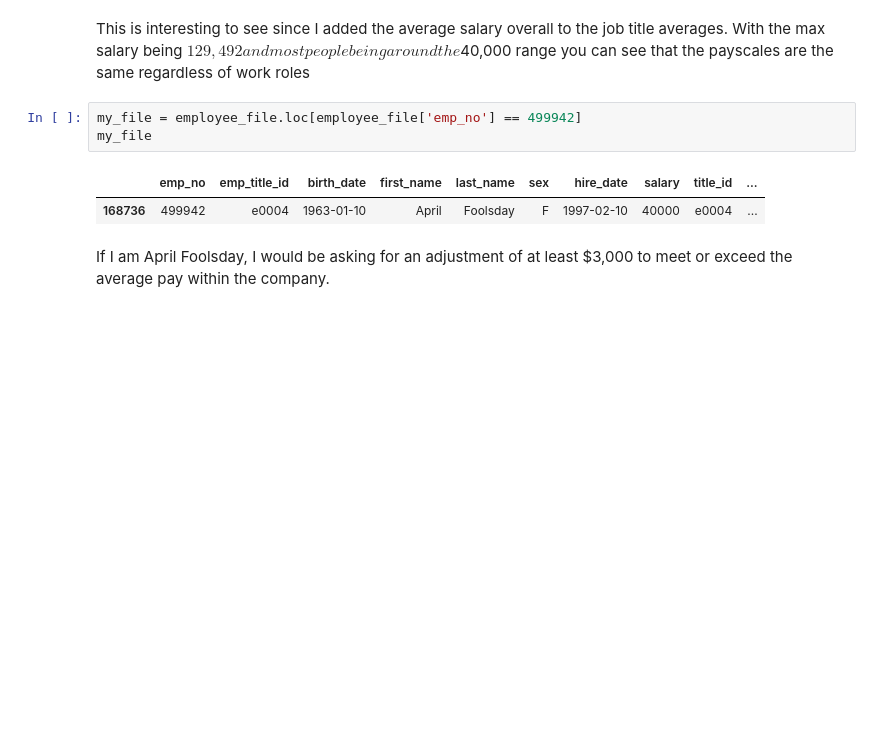
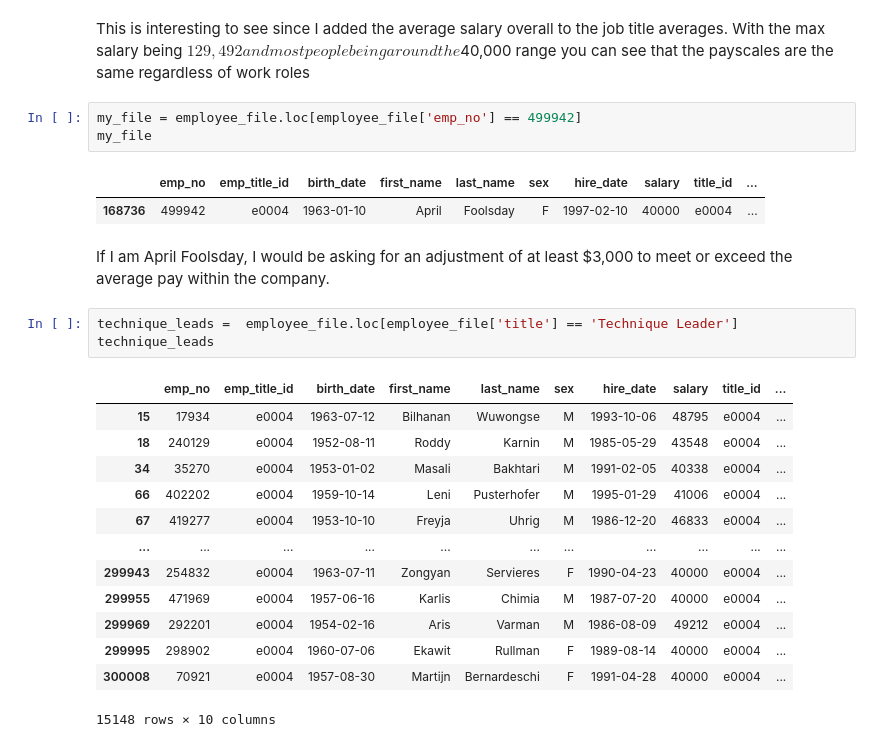
Before and after one commit to mandie021/sql-challenge, a Jupyter notebook: EmployeeNotebook.ipynb, the cells around one changed output. Saved outputs shown, nothing was run; the diff lists cells and outputs as text; blank space fills up the shorter version.

```diff
--- a/EmployeeNotebook.ipynb
+++ b/EmployeeNotebook.ipynb
@@ -199,3 +200,20 @@ my_file
 | 168736 | 499942 | e0004 | 1963-01-10 | April | Foolsday | F | 1997-02-10 | 40000 | e0004 | ... |
 # %% [markdown]
 If I am April Foolsday, I would be asking for an adjustment of at least $3,000 to meet or exceed the average pay within the company.
+# %%
+technique_leads =  employee_file.loc[employee_file['title'] == 'Technique Leader']
+technique_leads
+# %% [output]
+|  | emp_no | emp_title_id | birth_date | first_name | last_name | sex | hire_date | salary | title_id | ... |
+| 15 | 17934 | e0004 | 1963-07-12 | Bilhanan | Wuwongse | M | 1993-10-06 | 48795 | e0004 | ... |
+| 18 | 240129 | e0004 | 1952-08-11 | Roddy | Karnin | M | 1985-05-29 | 43548 | e0004 | ... |
+| 34 | 35270 | e0004 | 1953-01-02 | Masali | Bakhtari | M | 1991-02-05 | 40338 | e0004 | ... |
+| 66 | 402202 | e0004 | 1959-10-14 | Leni | Pusterhofer | M | 1995-01-29 | 41006 | e0004 | ... |
+| 67 | 419277 | e0004 | 1953-10-10 | Freyja | Uhrig | M | 1986-12-20 | 46833 | e0004 | ... |
+| ... | ... | ... | ... | ... | ... | ... | ... | ... | ... | ... |
+| 299943 | 254832 | e0004 | 1963-07-11 | Zongyan | Servieres | F | 1990-04-23 | 40000 | e0004 | ... |
+| 299955 | 471969 | e0004 | 1957-06-16 | Karlis | Chimia | M | 1987-07-20 | 40000 | e0004 | ... |
+| 299969 | 292201 | e0004 | 1954-02-16 | Aris | Varman | M | 1986-08-09 | 49212 | e0004 | ... |
+| 299995 | 298902 | e0004 | 1960-07-06 | Ekawit | Rullman | F | 1989-08-14 | 40000 | e0004 | ... |
+| 300008 | 70921 | e0004 | 1957-08-30 | Martijn | Bernardeschi | F | 1991-04-28 | 40000 | e0004 | ... |
+15148 rows × 10 columns
```
Also changed, not shown: parts of 4 cells of this notebook.
